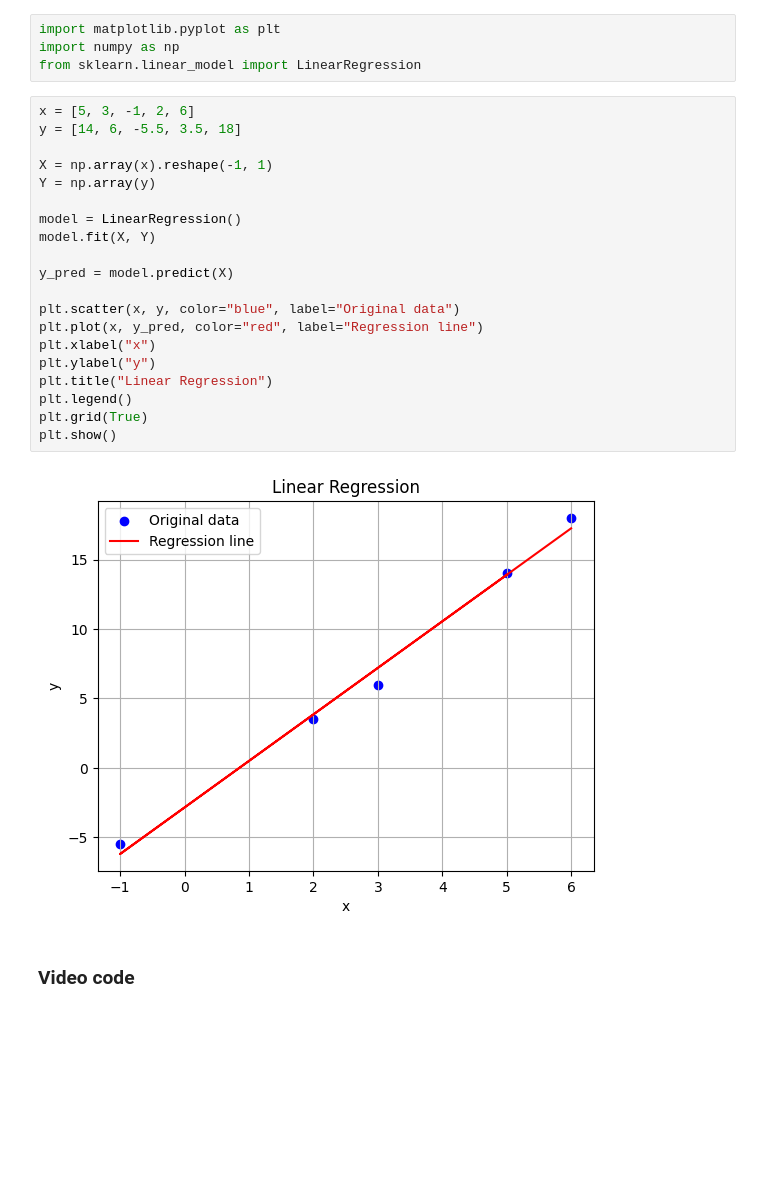
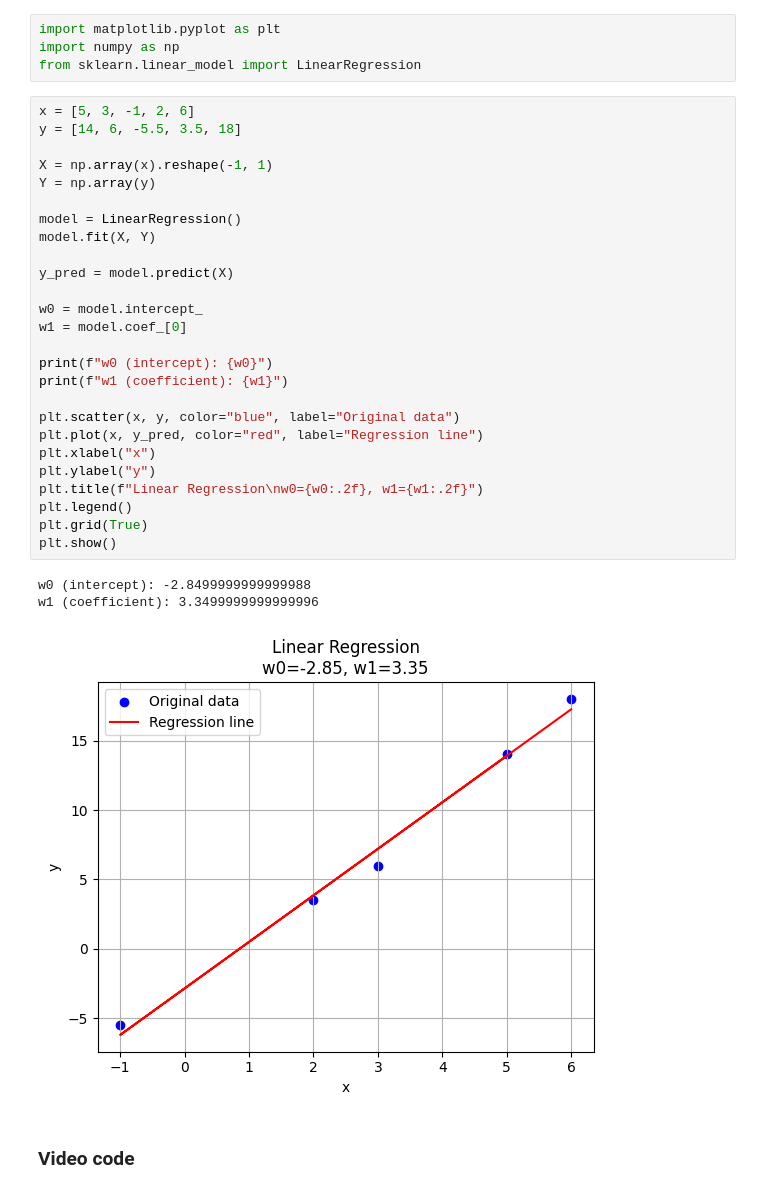
Before and after one commit to al-shams/ML-Sharif, a Jupyter notebook: session_01/regression.ipynb, the cells around one changed output. Saved outputs shown, nothing was run; the diff lists cells and outputs as text; blank space fills up the shorter version.

```diff
--- a/session_01/regression.ipynb
+++ b/session_01/regression.ipynb
@@ -41,25 +41,33 @@ from sklearn.linear_model import LinearRegression
 # %%
 x = [5, 3, -1, 2, 6]
 y = [14, 6, -5.5, 3.5, 18]
 
 X = np.array(x).reshape(-1, 1)
 Y = np.array(y)
 
 model = LinearRegression()
 model.fit(X, Y)
 
 y_pred = model.predict(X)
 
+w0 = model.intercept_
+w1 = model.coef_[0]
+
+print(f"w0 (intercept): {w0}")
+print(f"w1 (coefficient): {w1}")
+
 plt.scatter(x, y, color="blue", label="Original data")
 plt.plot(x, y_pred, color="red", label="Regression line")
 plt.xlabel("x")
 plt.ylabel("y")
-plt.title("Linear Regression")
+plt.title(f"Linear Regression\nw0={w0:.2f}, w1={w1:.2f}")
 plt.legend()
 plt.grid(True)
 plt.show()
 # %% [output]
+w0 (intercept): -2.8499999999999988
+w1 (coefficient): 3.3499999999999996
-[figure, old version]
+[figure, new version]
 # %% [markdown]
 ### **Video code**
 # %%
```
Also changed, not shown: parts of 8 cells of this notebook, 2 other files.
